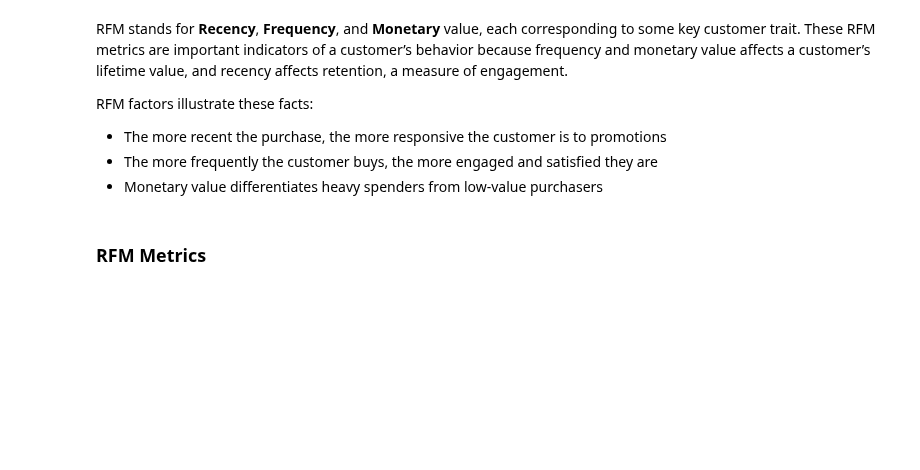
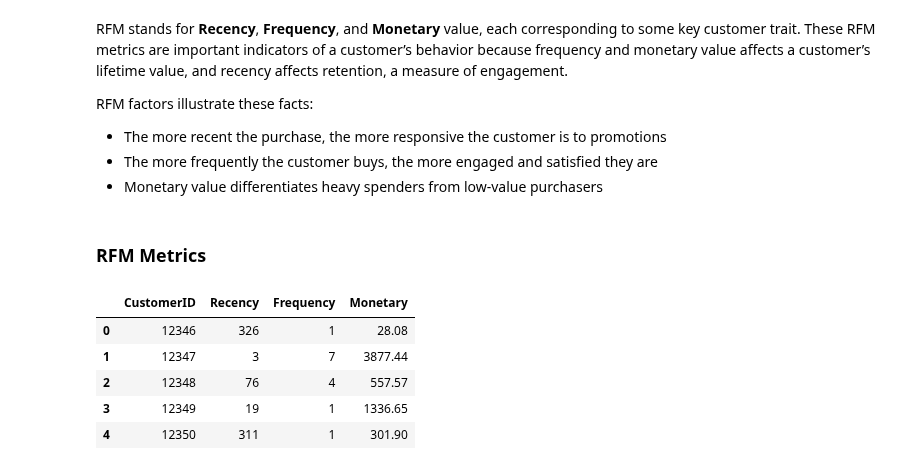
Before and after one commit to Ashar88/CRMAnalytics, a Jupyter notebook: CRM_Analytics.ipynb, the cells around one changed output. Cells and saved outputs as stored; diff of their text form; code cells hidden in the pictures; blank space fills up the shorter version.

```diff
--- a/CRM_Analytics.ipynb
+++ b/CRM_Analytics.ipynb
@@ -239,3 +240,23 @@ RFM factors illustrate these facts:
 * Monetary value differentiates heavy spenders from low-value purchasers
 # %% [markdown]
 ### RFM Metrics
+# %%
+# selecting as a current date
+today_date = dt.datetime(2011,12,11)
+
+# evaluating the recency, frequency and monetary values of the customers
+rfm = df.groupby("CustomerID").agg({'InvoiceDate' : lambda x : (today_date - x.max()).days,
+                                    'InvoiceNo' : lambda x: x.nunique(),
+                                    'TotalPrice' : lambda x: x.sum()})
+rfm.columns = ["Recency","Frequency","Monetary"]
+rfm["Monetary"] = rfm["Monetary"][rfm["Monetary"] > 0]
+rfm = rfm.reset_index()
+
+rfm.head()
+# %% [output]
+|  | CustomerID | Recency | Frequency | Monetary |
+| 0 | 12346 | 326 | 1 | 28.08 |
+| 1 | 12347 | 3 | 7 | 3877.44 |
+| 2 | 12348 | 76 | 4 | 557.57 |
+| 3 | 12349 | 19 | 1 | 1336.65 |
+| 4 | 12350 | 311 | 1 | 301.90 |
```
Also changed, not shown: parts of 1 cell of this notebook.
